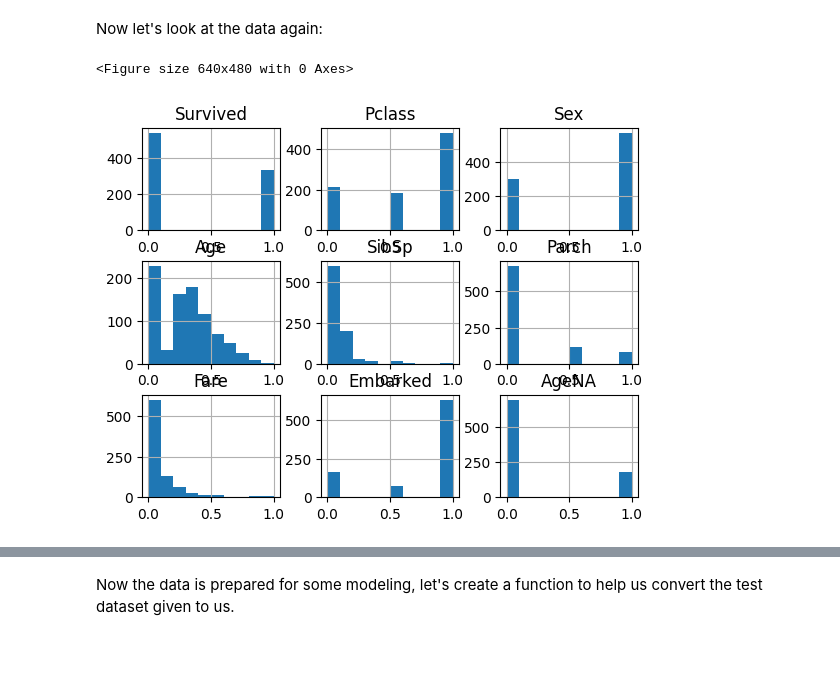
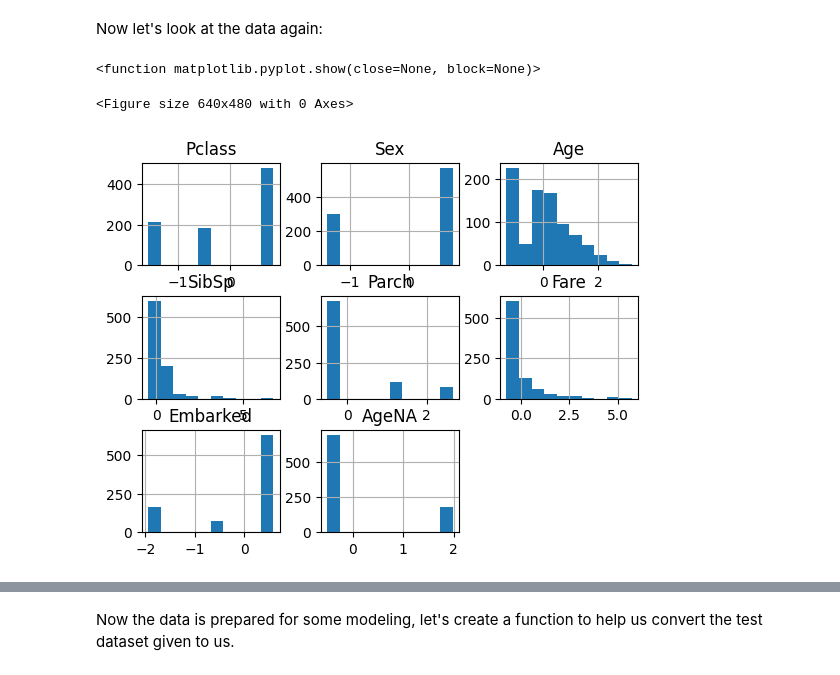
Before and after one commit to James-G-Lang/kaggle-titanic, a Jupyter notebook: titanickaggle.ipynb, the cells around one changed output, grey strips where cells are left out. Cells and saved outputs as stored; diff of their text form; code cells hidden in the pictures.

```diff
--- a/titanickaggle.ipynb
+++ b/titanickaggle.ipynb
@@ -342,10 +343,16 @@ for column_name in data.columns:
     else:
         pass
 
+
+X = data.loc[:,data.columns!= 'Survived']
+y = data.loc[:,'Survived']
+
+
 # scale the data
-colnames = data.columns
-scaler = MinMaxScaler()
-data = pd.DataFrame(scaler.fit_transform(data),columns=colnames)
+colnames = X.columns
+scaler = StandardScaler()
+scaledData = X.copy()
+scaledData['Survived'] = y
 
-data.head(10)
+X.shape,y.shape
 # %% [output]
@@ -362,0 +360,3 @@ data.head(10)
+# %%
+X = pd.DataFrame(scaler.fit_transform(X),columns=colnames)
+X.head(10)
@@ -364,8 +376,9 @@ data.head(10)
 Now let's look at the data again:
 # %%
 plt.clf()
-data.hist()
-plt.show()
+X.hist()
+plt.show
 # %% [output]
-<Figure size 640x480 with 0 Axes>
+<function matplotlib.pyplot.show(close=None, block=None)>
+<Figure size 640x480 with 0 Axes>
-[figure, old version]
+[figure, new version]
```
Also changed, not shown: parts of 21 cells of this notebook.
